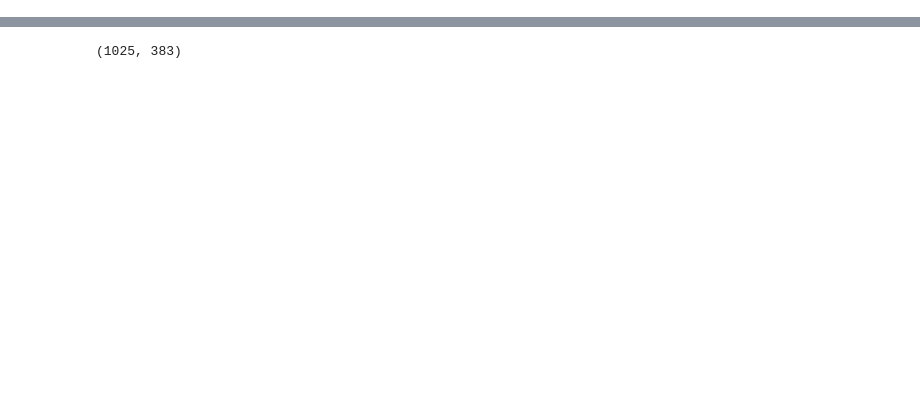
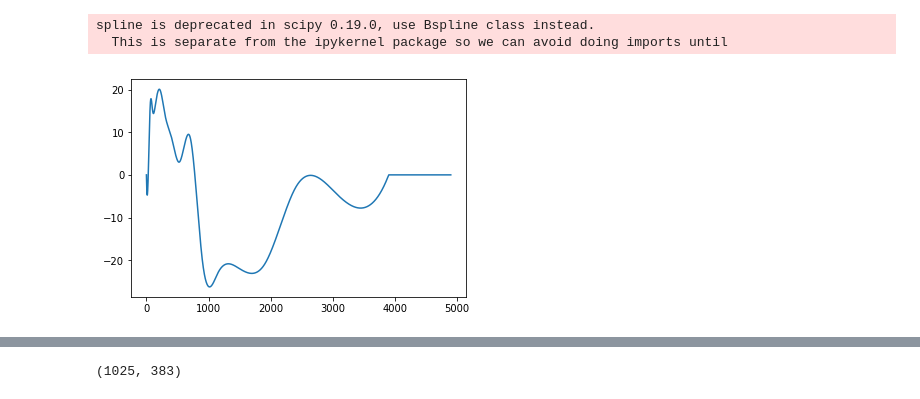
Before and after one commit to BeyondCloud/FUJI_Graphic_EQ, a Jupyter notebook: Bandpass_filter.ipynb, the cells around one changed output, grey strips where cells are left out. Cells and saved outputs as stored; diff of their text form; code cells hidden in the pictures; blank space fills up the shorter version.

```diff
--- a/Bandpass_filter.ipynb
+++ b/Bandpass_filter.ipynb
@@ -6,3 +6,14 @@ import numpy as np
 import librosa
 from util import audio
 import numpy as np
+# %%
+f_tbl = [100,125,160,200,250,315,400,500,630,800,1000,1250,1600,2000,2500,3200,4000,5000]
+a2i = [0,0,20,11,7,12,6,-2,-10,-18,-21,-20,-21,0,0,0,10,0]
+a2u = [0,-2,16,15,17,20,14,9,3,9,-20,-23,-22,-21,-3,-5,0,0]
+a2e = [0,0,0,0,0,8,16,10,-1,-13,-22,-10,5,0,0,0,0,0]
+a2o = [0,0,0,0,0,0,11,16,16,13,-4,-16,-10,0,0,0,0,0]
+
+print(len(a2i),len(a2u),len(a2e),len(a2o))
+filter_bank = {}
+for fi,f in enumerate(f_tbl):
+    filter_bank[f] = a2i[fi]
@@ -8,0 +46,10 @@ import numpy as np
+# %%
+import scipy
+test = range(100,5000)
+curve = scipy.interpolate.spline(f_tbl,a2u,test)
+plt.plot(curve)
+plt.show()
+# %% [output]
+spline is deprecated in scipy 0.19.0, use Bspline class instead.
+  This is separate from the ipykernel package so we can avoid doing imports until
+[figure, added]
```
Also changed, not shown: parts of 9 cells of this notebook, 1 other file.
